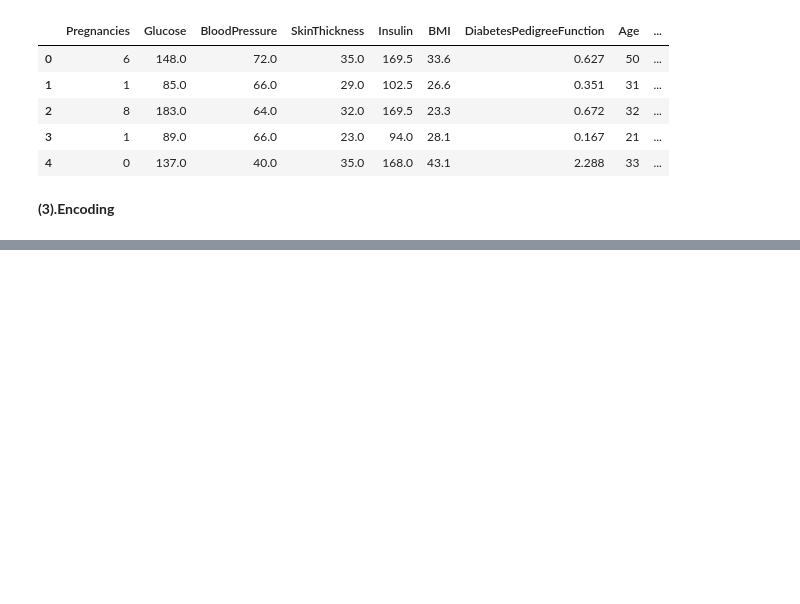
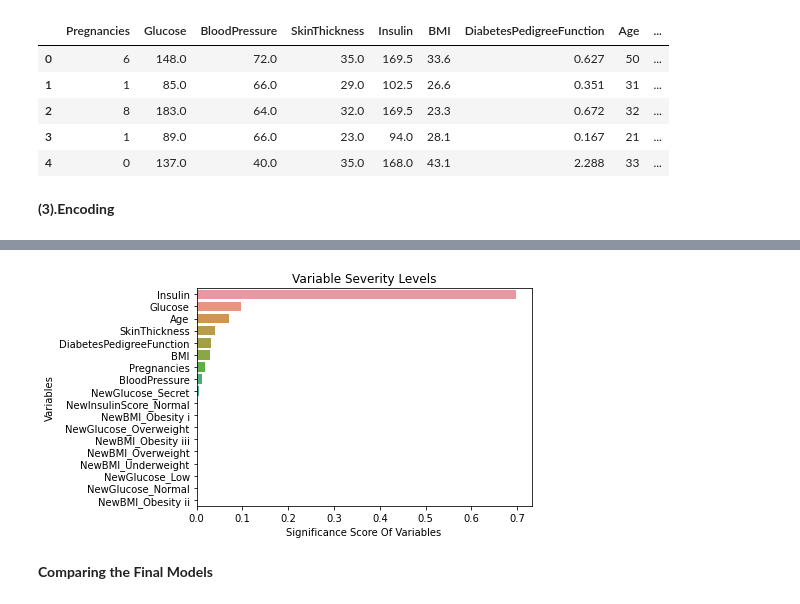
Before and after one commit to naveengovindasamy/Diabetes-Prediction-Using-ML, a Jupyter notebook: DiabetesML.ipynb, the cells around one changed output, grey strips where cells are left out. Cells and saved outputs as stored; diff of their text form; code cells hidden in the pictures; blank space fills up the shorter version.

```diff
--- a/DiabetesML.ipynb
+++ b/DiabetesML.ipynb
@@ -395,0 +610,9 @@ df.head()
+# %%
+xgb = GradientBoostingClassifier(random_state = 12345)
+# %%
+xgb_params = {
+    "learning_rate": [0.01, 0.1, 0.2, 1],
+    "min_samples_split": np.linspace(0.1, 0.5, 10),
+    "max_depth":[3,5,8],
+    "subsample":[0.5, 0.9, 1.0],
+    "n_estimators": [100,1000]}
@@ -395,0 +633,2 @@ df.head()
+# %%
+xgb_tuned = GradientBoostingClassifier(**xgb_cv_model.best_params_).fit(X,y)
@@ -395,0 +639,13 @@ df.head()
+# %%
+feature_imp = pd.Series(xgb_tuned.feature_importances_,
+                        index=X.columns).sort_values(ascending=False)
+
+sns.barplot(x=feature_imp, y=feature_imp.index)
+plt.xlabel('Significance Score Of Variables')
+plt.ylabel('Variables')
+plt.title("Variable Severity Levels")
+plt.show()
+# %% [output]
+[figure, added]
+# %% [markdown]
+**Comparing the Final Models**
```
Also changed, not shown: parts of 43 cells of this notebook.
